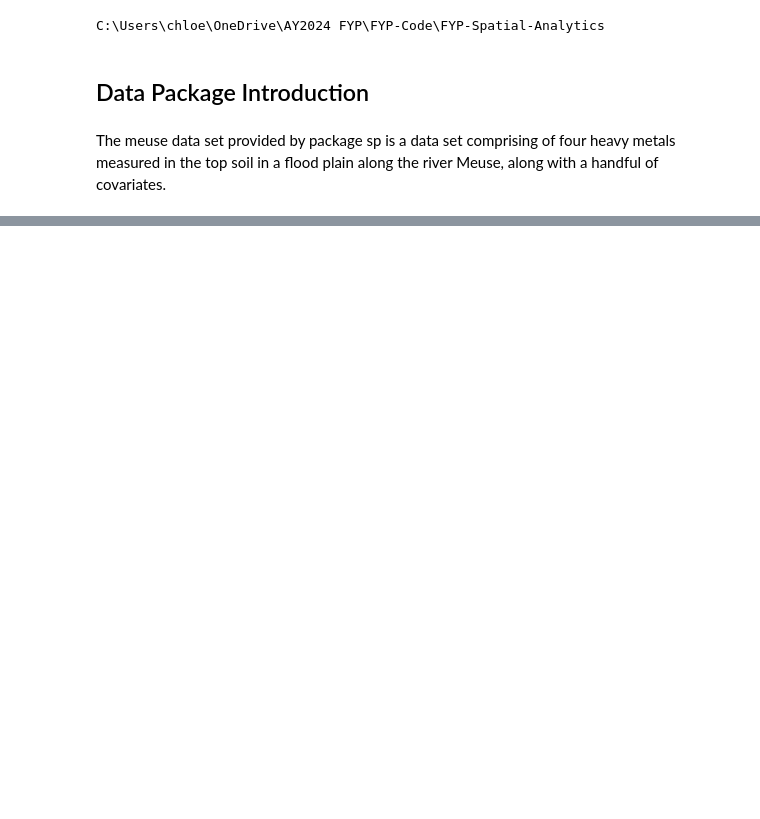
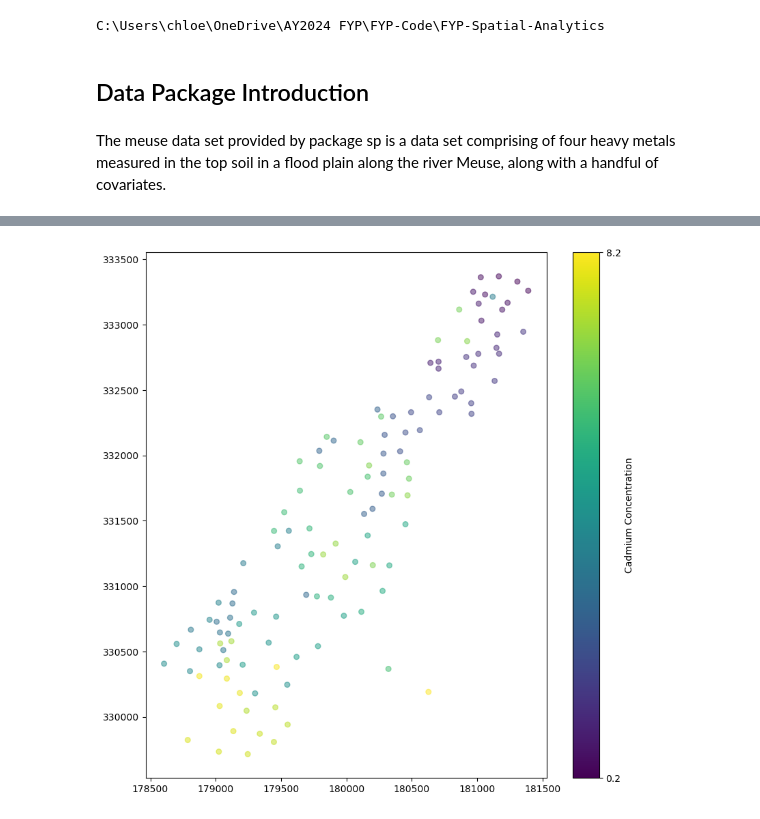
Before and after one commit to cheenngg/FYP-Spatial-Analytics, a Jupyter notebook: Data exploration - Meuse.ipynb, the cells around one changed output, grey strips where cells are left out. Cells and saved outputs as stored; diff of their text form; code cells hidden in the pictures; blank space fills up the shorter version.

```diff
--- a/Data exploration - Meuse.ipynb
+++ b/Data exploration - Meuse.ipynb
@@ -146,0 +250,26 @@ plt.show()
+# %%
+cadmium_values = meuse_cleaned['cadmium']
+
+# Create a GeoDataFrame from the 'meuse' DataFrame
+geometry = [Point(xy) for xy in zip(meuse_cleaned['x'], meuse_cleaned['y'])]
+geo_df = gpd.GeoDataFrame(meuse_cleaned, geometry=geometry)
+
+# Plot the spatial distribution of cadmium concentrations with colors based on cadmium values
+fig, ax = plt.subplots(figsize=(10, 10))
+scatter_plot = geo_df.plot(ax=ax, marker='o', c=cadmium_values, cmap='viridis', markersize=30, alpha=0.5, legend=True)
+
+# Create a ScalarMappable to map cadmium values to colors
+norm = colors.Normalize(vmin=cadmium_values.min(), vmax=cadmium_values.max())
+sm = cm.ScalarMappable(cmap='viridis', norm=norm)
+sm.set_array([])
+
+# Add colorbar for cadmium concentrations using ScalarMappable
+cbar = plt.colorbar(sm, ax=ax, label='Cadmium Concentration')
+
+# Set ticks on the colorbar
+cbar.set_ticks([cadmium_values.min(), cadmium_values.max()])
+
+# Display the plot
+plt.show()
+# %% [output]
+[figure, added]
```
Also changed, not shown: parts of 34 cells of this notebook, 2 other files.
